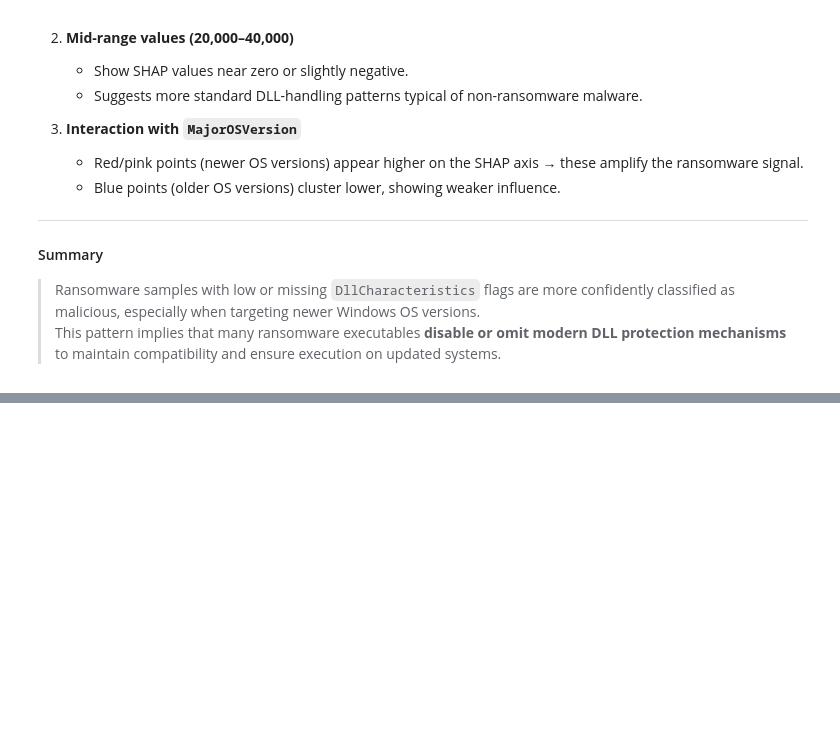
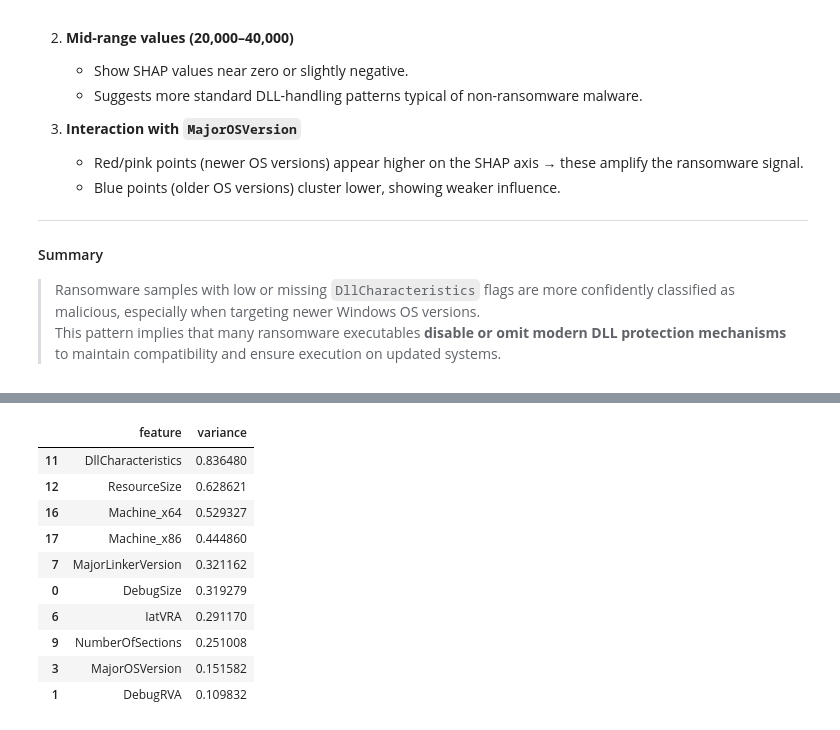
Before and after one commit to gaby-byb/ransomware-detection-ml, a Jupyter notebook: notebooks/ransom_vs_benign.ipynb, the cells around one changed output, grey strips where cells are left out. Saved outputs shown, nothing was run; the diff lists cells and outputs as text; code cells hidden in the pictures; blank space fills up the shorter version.

```diff
--- a/notebooks/ransom_vs_benign.ipynb
+++ b/notebooks/ransom_vs_benign.ipynb
@@ -829,0 +872,23 @@ How much that DllCharacteristics value pushed the model toward or away from rans
+# %%
+# Variance of SHAP per Feature
+
+shap_variance = abs_shap.var(axis=0)
+
+variance_df = pd.DataFrame({
+    "feature": X_sample.columns,
+    "variance": shap_variance
+}).sort_values(by="variance", ascending=False)
+
+variance_df.head(10)
+# %% [output]
+|  | feature | variance |
+| 11 | DllCharacteristics | 0.836480 |
+| 12 | ResourceSize | 0.628621 |
+| 16 | Machine_x64 | 0.529327 |
+| 17 | Machine_x86 | 0.444860 |
+| 7 | MajorLinkerVersion | 0.321162 |
+| 0 | DebugSize | 0.319279 |
+| 6 | IatVRA | 0.291170 |
+| 9 | NumberOfSections | 0.251008 |
+| 3 | MajorOSVersion | 0.151582 |
+| 1 | DebugRVA | 0.109832 |
```
Also changed, not shown: parts of 5 cells of this notebook, 1 other file.
